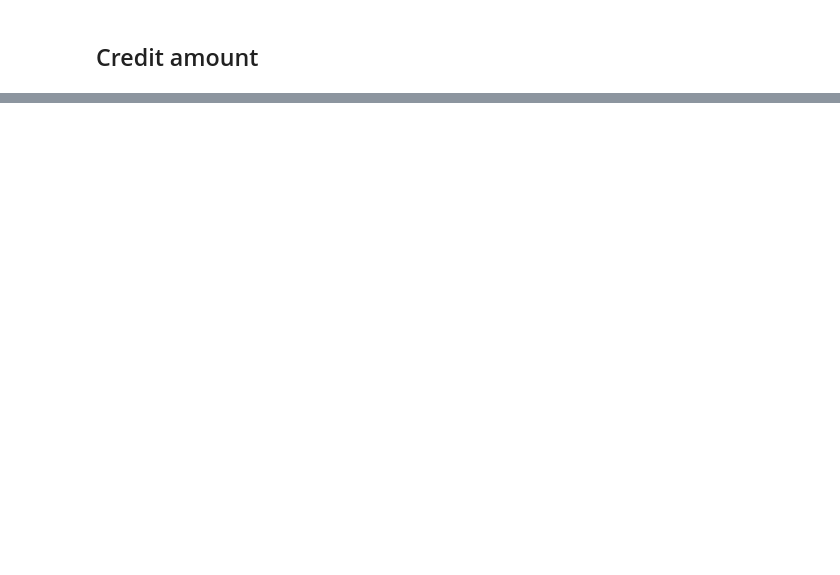
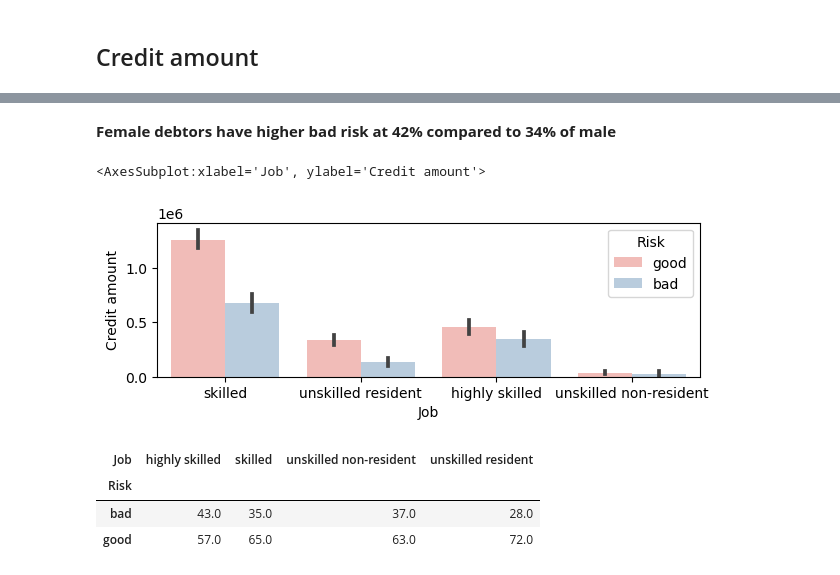
Before and after one commit to dsprincess/python-projects, a Jupyter notebook: Credit risk analysis - bank.ipynb, the cells around one changed output, grey strips where cells are left out. Saved outputs shown, nothing was run; the diff lists cells and outputs as text; code cells hidden in the pictures; blank space fills up the shorter version.

```diff
--- a/Credit risk analysis - bank.ipynb
+++ b/Credit risk analysis - bank.ipynb
@@ -210,0 +231,15 @@ g.fig.legend(handles, ["Good", "Bad"], loc='center right')
+# %% [markdown]
+**Female debtors have higher bad risk at 42% compared to 34% of male**
+# %%
+plt.subplots(figsize=(7,2))
+sns.barplot(data=df_credit, x='Job', y='Credit amount', hue='Risk', estimator=sum)
+# %% [output]
+<AxesSubplot:xlabel='Job', ylabel='Credit amount'>
+[figure, added]
+# %%
+df_credit.pivot_table(index='Risk', values='Credit amount', columns='Job', aggfunc='sum', fill_value=0).apply(lambda col: col / col.sum() * 100, axis=0).round()
+# %% [output]
+| Job | highly skilled | skilled | unskilled non-resident | unskilled resident |
+| Risk |  |  |  |  |
+| bad | 43.0 | 35.0 | 37.0 | 28.0 |
+| good | 57.0 | 65.0 | 63.0 | 72.0 |
```
Also changed, not shown: parts of 78 cells of this notebook.
